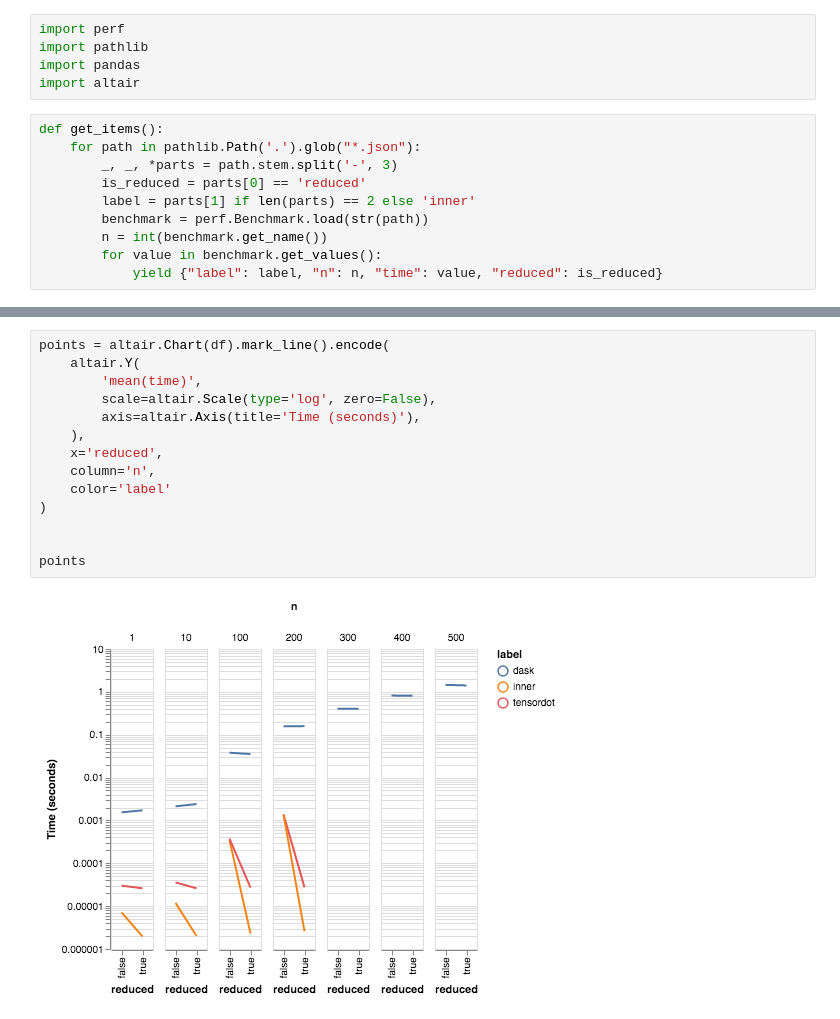
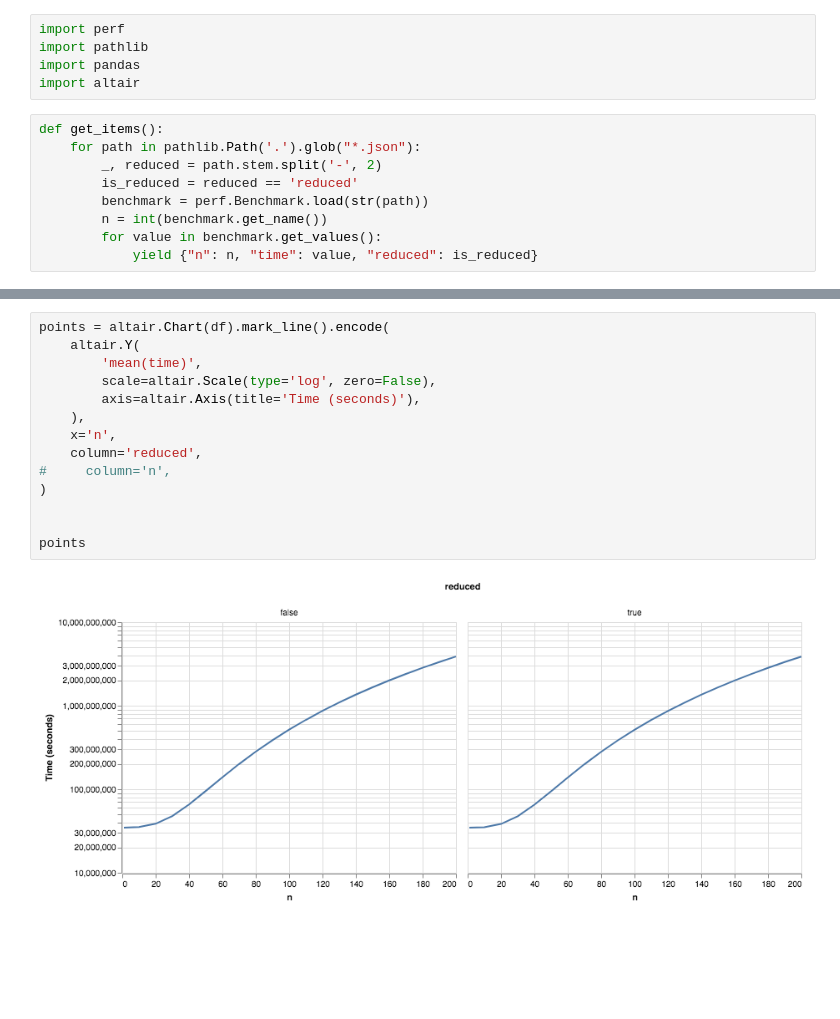
Before and after one commit to Quansight-Labs/uarray-docs, a Jupyter notebook: benchmarks/Make Graph.ipynb, the cells around one changed output, grey strips where cells are left out. Drawn from its saved outputs; the diff is of its cells as text; blank space fills up the shorter version.

```diff
--- a/benchmarks/Make Graph.ipynb
+++ b/benchmarks/Make Graph.ipynb
@@ -6,13 +6,12 @@ import altair
 # %%
 def get_items():
     for path in pathlib.Path('.').glob("*.json"):
-        _, _, *parts = path.stem.split('-', 3)
-        is_reduced = parts[0] == 'reduced'
-        label = parts[1] if len(parts) == 2 else 'inner'
+        _, reduced = path.stem.split('-', 2)
+        is_reduced = reduced == 'reduced'
         benchmark = perf.Benchmark.load(str(path))
         n = int(benchmark.get_name())
         for value in benchmark.get_values():
-            yield {"label": label, "n": n, "time": value, "reduced": is_reduced}
+            yield {"n": n, "time": value, "reduced": is_reduced}
 # %%
 df = pandas.DataFrame(get_items())
 df.info()
@@ -36,16 +34,16 @@ memory usage: 88.0+ KB
 # %%
 points = altair.Chart(df).mark_line().encode(
     altair.Y(
         'mean(time)',
         scale=altair.Scale(type='log', zero=False),
         axis=altair.Axis(title='Time (seconds)'),
     ),
-    x='reduced',
-    column='n',
-    color='label'
+    x='n',
+    column='reduced',
+#     column='n',
 )
 
 
 points
 # %% [output]
-[figure, old version]
+[figure, new version]
```
Also changed, not shown: parts of 1 cell of this notebook, 1 other file.
